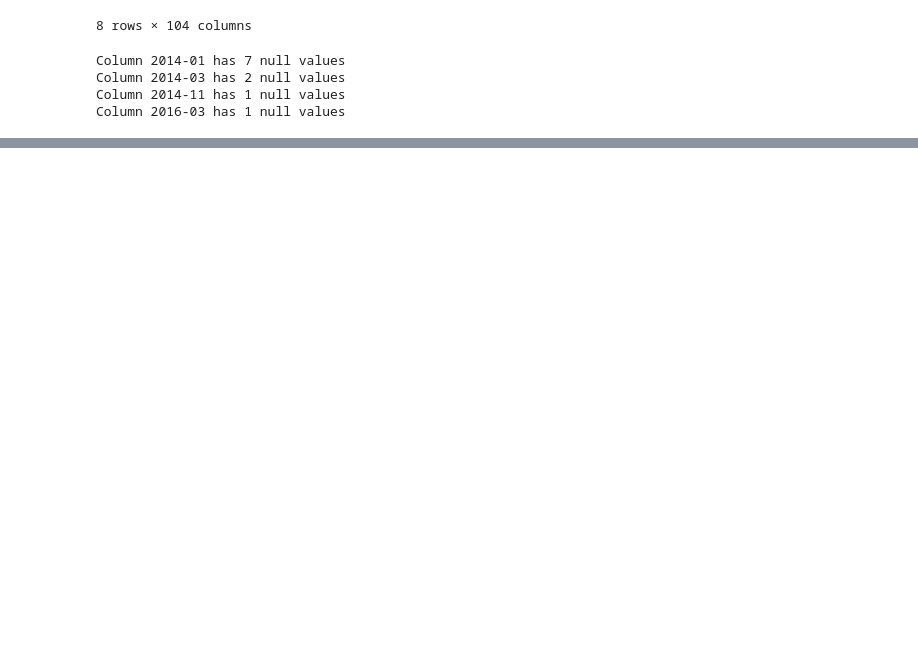
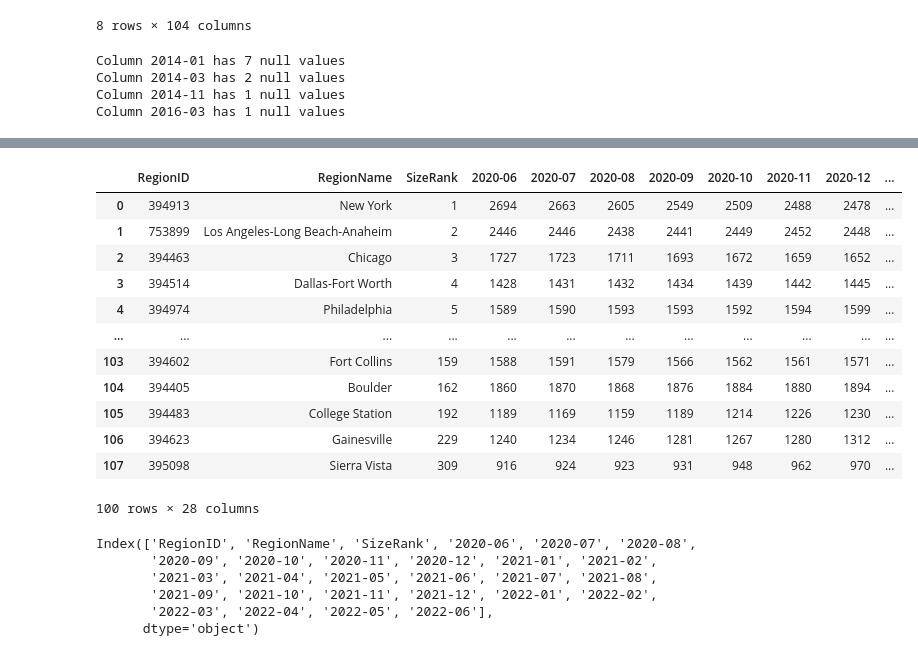
Before and after one commit to mein0819/Final_Project, a Jupyter notebook: Initial_Data_Exploration.ipynb, the cells around one changed output, grey strips where cells are left out. Cells and saved outputs as stored; diff of their text form; code cells hidden in the pictures; blank space fills up the shorter version.

```diff
--- a/Initial_Data_Exploration.ipynb
+++ b/Initial_Data_Exploration.ipynb
@@ -196,3 +234,29 @@ Column 2016-03 has 1 null values
+# %%
+rent_new = rent_df[rent_df.columns[np.concatenate([range(0,3),range(80,105)])]]
+rent_new
+# %% [output]
+|  | RegionID | RegionName | SizeRank | 2020-06 | 2020-07 | 2020-08 | 2020-09 | 2020-10 | 2020-11 | 2020-12 | ... |
+| 0 | 394913 | New York | 1 | 2694 | 2663 | 2605 | 2549 | 2509 | 2488 | 2478 | ... |
+| 1 | 753899 | Los Angeles-Long Beach-Anaheim | 2 | 2446 | 2446 | 2438 | 2441 | 2449 | 2452 | 2448 | ... |
+| 2 | 394463 | Chicago | 3 | 1727 | 1723 | 1711 | 1693 | 1672 | 1659 | 1652 | ... |
+| 3 | 394514 | Dallas-Fort Worth | 4 | 1428 | 1431 | 1432 | 1434 | 1439 | 1442 | 1445 | ... |
+| 4 | 394974 | Philadelphia | 5 | 1589 | 1590 | 1593 | 1593 | 1592 | 1594 | 1599 | ... |
+| ... | ... | ... | ... | ... | ... | ... | ... | ... | ... | ... | ... |
+| 103 | 394602 | Fort Collins | 159 | 1588 | 1591 | 1579 | 1566 | 1562 | 1561 | 1571 | ... |
+| 104 | 394405 | Boulder | 162 | 1860 | 1870 | 1868 | 1876 | 1884 | 1880 | 1894 | ... |
+| 105 | 394483 | College Station | 192 | 1189 | 1169 | 1159 | 1189 | 1214 | 1226 | 1230 | ... |
+| 106 | 394623 | Gainesville | 229 | 1240 | 1234 | 1246 | 1281 | 1267 | 1280 | 1312 | ... |
+| 107 | 395098 | Sierra Vista | 309 | 916 | 924 | 923 | 931 | 948 | 962 | 970 | ... |
+100 rows × 28 columns
+# %%
+rent_new.columns
+# %% [output]
+Index(['RegionID', 'RegionName', 'SizeRank', '2020-06', '2020-07', '2020-08',
+       '2020-09', '2020-10', '2020-11', '2020-12', '2021-01', '2021-02',
+       '2021-03', '2021-04', '2021-05', '2021-06', '2021-07', '2021-08',
+       '2021-09', '2021-10', '2021-11', '2021-12', '2022-01', '2022-02',
+       '2022-03', '2022-04', '2022-05', '2022-06'],
+      dtype='object')
 # %%
 file_path4 = 'Resources/Zillow_Med_List_Price.csv'
 med_list_df = pd.read_csv(file_path4)
```
Also changed, not shown: parts of 22 cells of this notebook.
